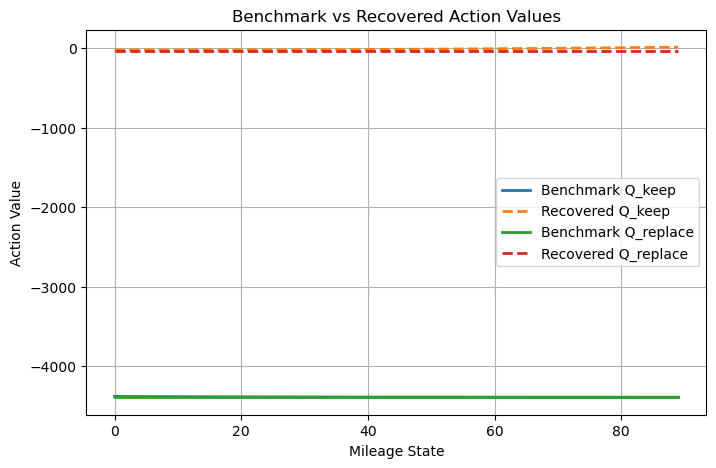
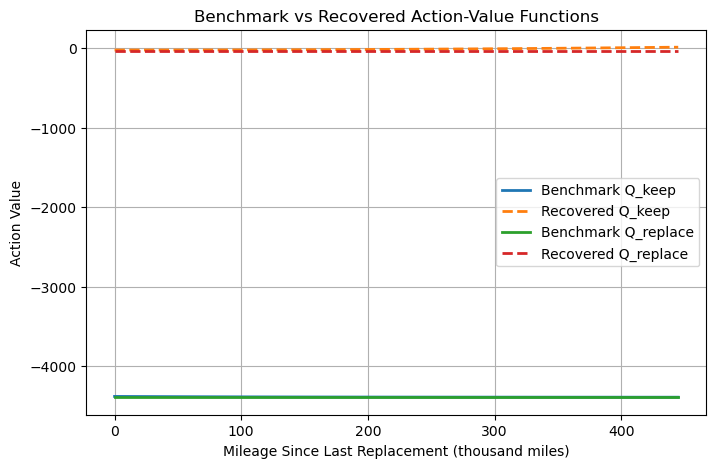
The change to this notebook cell's code, shown as a diff; its figure went from the first image to the second:
--- before
+++ after
@@ -6,12 +6,14 @@
 # 1. Visual comparison of action values
 
+mileage = states * 5000 * 0.001
+
 plt.figure(figsize=(8, 5))
-plt.plot(states, Q_keep, linewidth=2, label="Benchmark Q_keep")
-plt.plot(states, Q_keep_recovered, "--", linewidth=2, label="Recovered Q_keep")
-plt.plot(states, Q_replace, linewidth=2, label="Benchmark Q_replace")
-plt.plot(states, Q_replace_recovered, "--", linewidth=2, label="Recovered Q_replace")
-plt.xlabel("Mileage State")
+plt.plot(mileage, Q_keep, linewidth=2, label="Benchmark Q_keep")
+plt.plot(mileage, Q_keep_recovered, "--", linewidth=2, label="Recovered Q_keep")
+plt.plot(mileage, Q_replace, linewidth=2, label="Benchmark Q_replace")
+plt.plot(mileage, Q_replace_recovered, "--", linewidth=2, label="Recovered Q_replace")
+plt.xlabel("Mileage Since Last Replacement (thousand miles)")
 plt.ylabel("Action Value")
-plt.title("Benchmark vs Recovered Action Values")
+plt.title("Benchmark vs Recovered Action-Value Functions")
 plt.legend()
 plt.grid(True)
@@ -53,7 +55,7 @@
 
 plt.figure(figsize=(8, 5))
-plt.plot(states, Q_keep_recovered, linewidth=2, label="Recovered Q_keep")
-plt.plot( states, Q_replace_recovered, linewidth=2, label="Recovered Q_replace")
-plt.xlabel("Mileage State")
+plt.plot(mileage, Q_keep_recovered, linewidth=2, label="Recovered Q_keep")
+plt.plot(mileage, Q_replace_recovered, linewidth=2, label="Recovered Q_replace")
+plt.xlabel("Mileage Since Last Replacement (thousand miles)")
 plt.ylabel("Action Value")
 plt.title("Recovered Action-Value Functions")

Commit: Refine notebook explanations and presentation figures